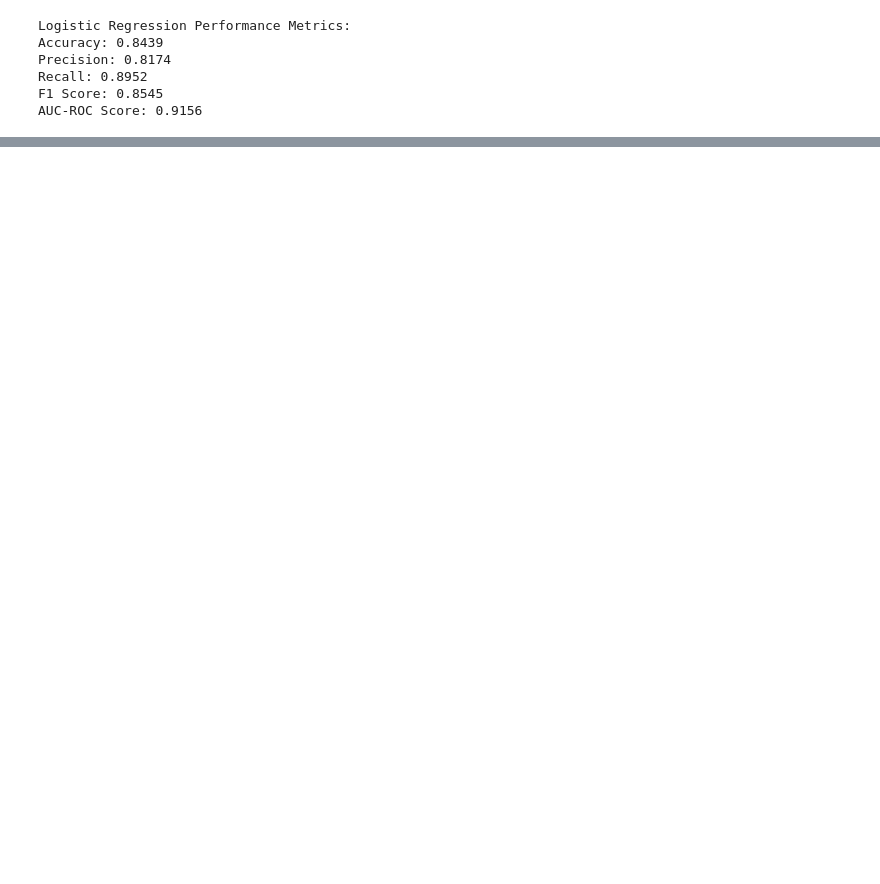
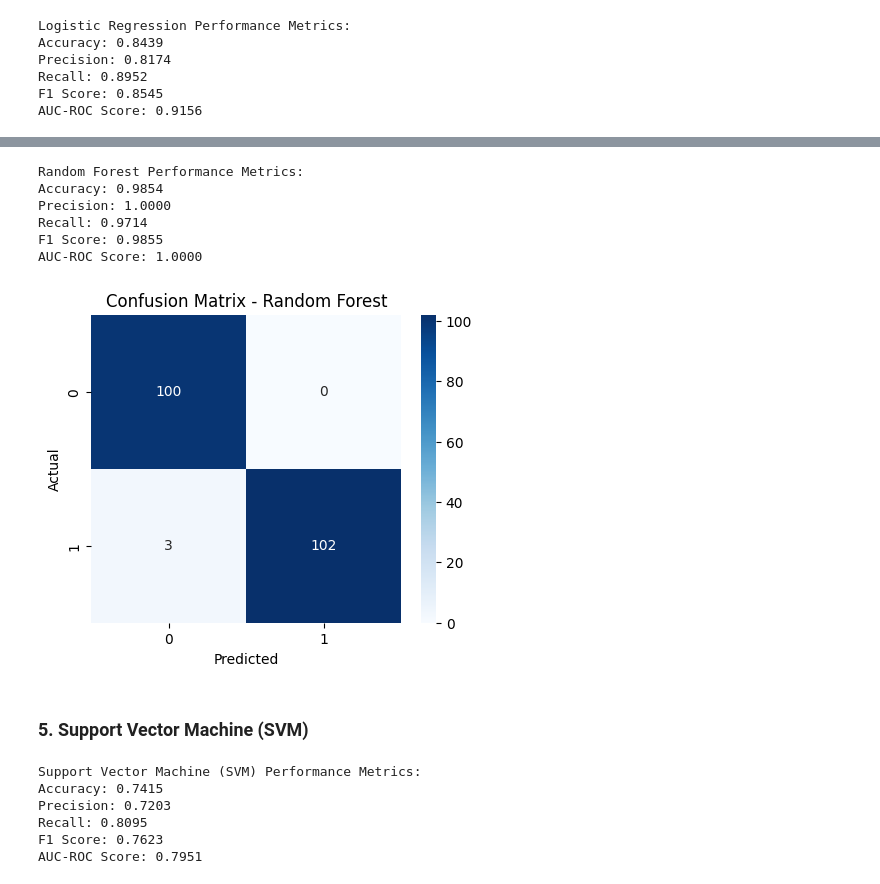
Before and after one commit to ParthGadekar0631/Heart_Disease_Prediction, a Jupyter notebook: Heart_Disease_Prediction.ipynb, the cells around one changed output, grey strips where cells are left out. Saved outputs shown, nothing was run; the diff lists cells and outputs as text; code cells hidden in the pictures; blank space fills up the shorter version.

```diff
--- a/Heart_Disease_Prediction.ipynb
+++ b/Heart_Disease_Prediction.ipynb
@@ -190,0 +285,8 @@ plt.show()
+# %%
+# Initialize and Train Decision Tree model
+rf = RandomForestClassifier(n_estimators=100, random_state=20029972)
+rf.fit(X_train_scaled, Y_train)
+
+# Make predictions
+y_pred = rf.predict(X_test_scaled)
+y_pred_prob = rf.predict_proba(X_test_scaled)[:, 1]
@@ -190,0 +300,27 @@ plt.show()
+# %%
+# Displaying the results of the Model Evalution
+print("Random Forest Performance Metrics:")
+print(f"Accuracy: {accuracy:.4f}")
+print(f"Precision: {precision:.4f}")
+print(f"Recall: {recall:.4f}")
+print(f"F1 Score: {f1:.4f}")
+print(f"AUC-ROC Score: {roc_auc:.4f}")
+# %% [output]
+Random Forest Performance Metrics:
+Accuracy: 0.9854
+Precision: 1.0000
+Recall: 0.9714
+F1 Score: 0.9855
+AUC-ROC Score: 1.0000
+# %%
+# Printing the Confusion Matrix for Random Forest
+plt.figure(figsize=(5,4))
+sns.heatmap(confusion_matrix(Y_test, y_pred), annot=True, fmt='d', cmap='Blues')
+plt.xlabel("Predicted")
+plt.ylabel("Actual")
+plt.title("Confusion Matrix - Random Forest")
+plt.show()
+# %% [output]
+[figure, added]
+# %% [markdown]
+### 5. Support Vector Machine (SVM)
@@ -190,0 +342,15 @@ plt.show()
+# %%
+# Print the results of Model Evalution
+print("Support Vector Machine (SVM) Performance Metrics:")
+print(f"Accuracy: {accuracy:.4f}")
+print(f"Precision: {precision:.4f}")
+print(f"Recall: {recall:.4f}")
+print(f"F1 Score: {f1:.4f}")
+print(f"AUC-ROC Score: {roc_auc:.4f}")
+# %% [output]
+Support Vector Machine (SVM) Performance Metrics:
+Accuracy: 0.7415
+Precision: 0.7203
+Recall: 0.8095
+F1 Score: 0.7623
+AUC-ROC Score: 0.7951
```
Also changed, not shown: parts of 27 cells of this notebook.
